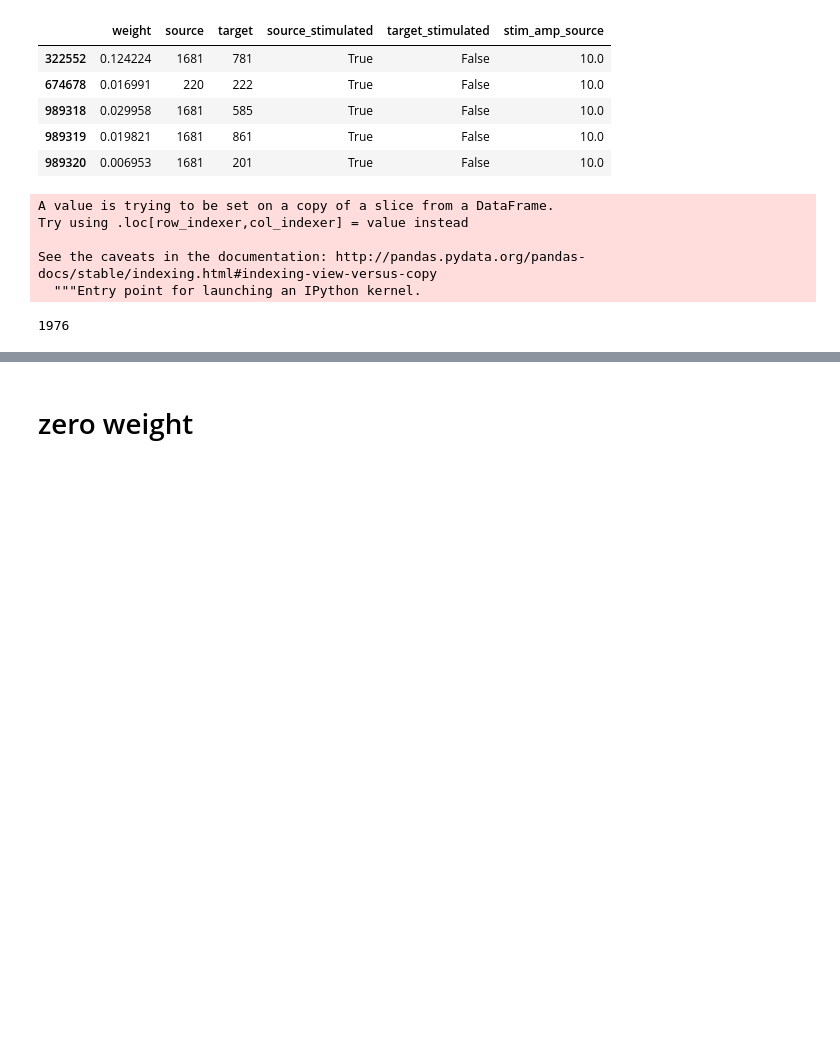
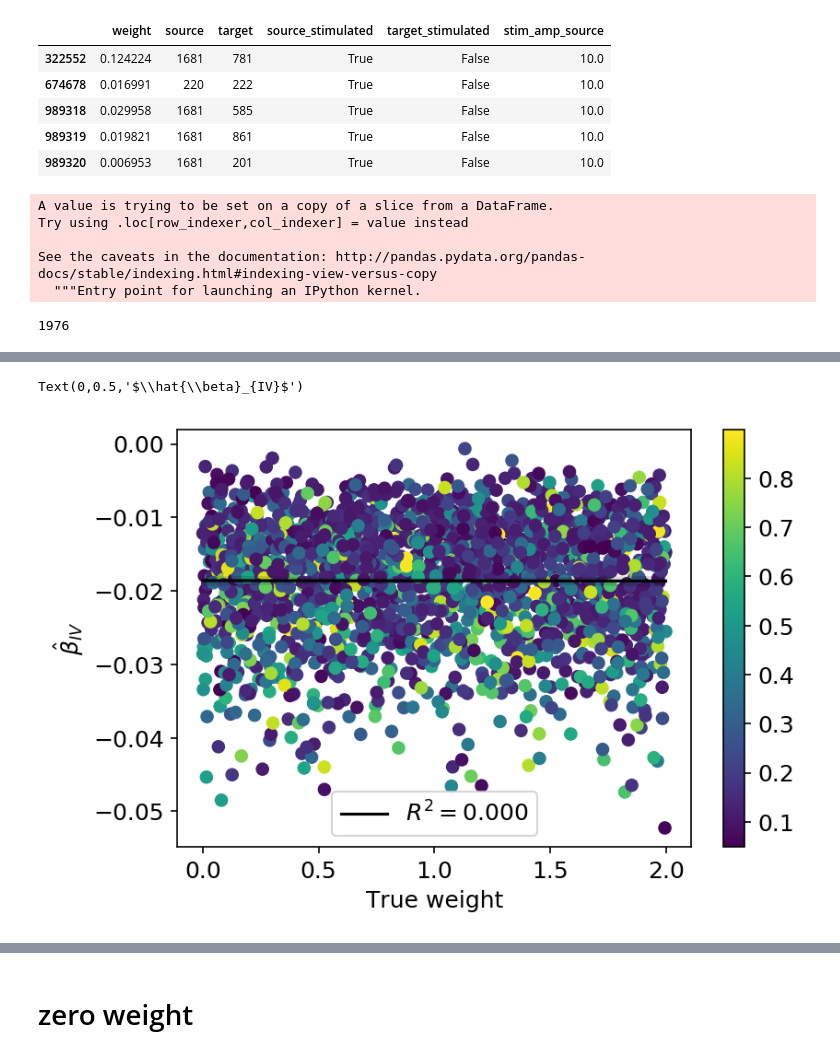
Before and after one commit to lepmik/causal-optogenetics-paper-data, a Jupyter notebook: notebooks/NEST-network-psc.ipynb, the cells around one changed output, grey strips where cells are left out. Drawn from its saved outputs; the diff is of its cells as text; code cells hidden in the pictures; blank space fills up the shorter version.

```diff
--- a/notebooks/NEST-network-psc.ipynb
+++ b/notebooks/NEST-network-psc.ipynb
@@ -153 +189,15 @@ plt.ylabel(r'$\hat{\beta}_{IV}$')
+# %%
+df_ = result#.query('hit_rate > 0.1 and hit_rate < .9')
+model = regplot(
+    'weight', 'correction', data=df_,
+    scatter_color=df_['hit_rate'], colorbar=True)
+
+h = plt.Line2D([], [], label='$R^2 = {:.3f}$'.format(model.rsquared), ls='-', color='k')
+plt.gca().legend(handles=[h])
+
+plt.xlabel('True weight')
+plt.ylabel(r'$\hat{\beta}_{IV}$')
+# %% [output]
+Text(0,0.5,'$\\hat{\\beta}_{IV}$')
+[figure, added]
 # %%
```
Also changed, not shown: parts of 18 cells of this notebook, 6 other files.
